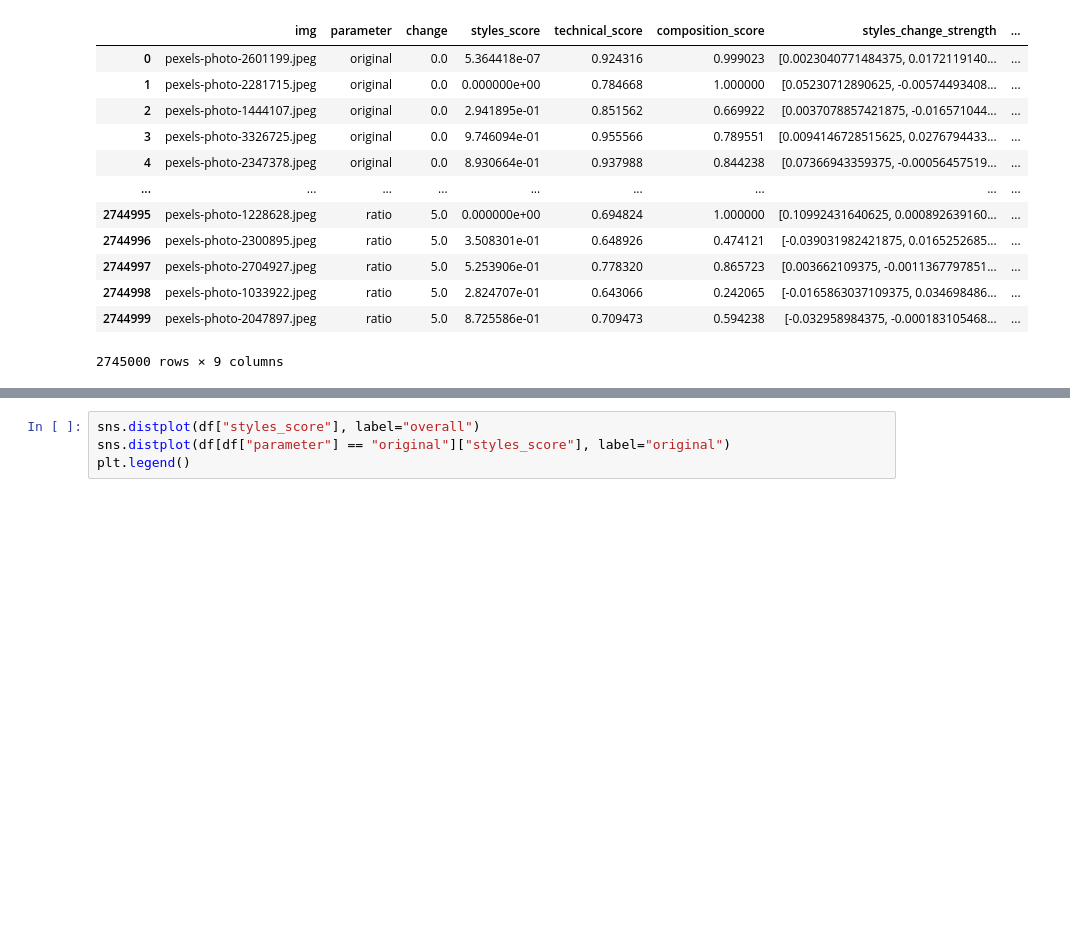
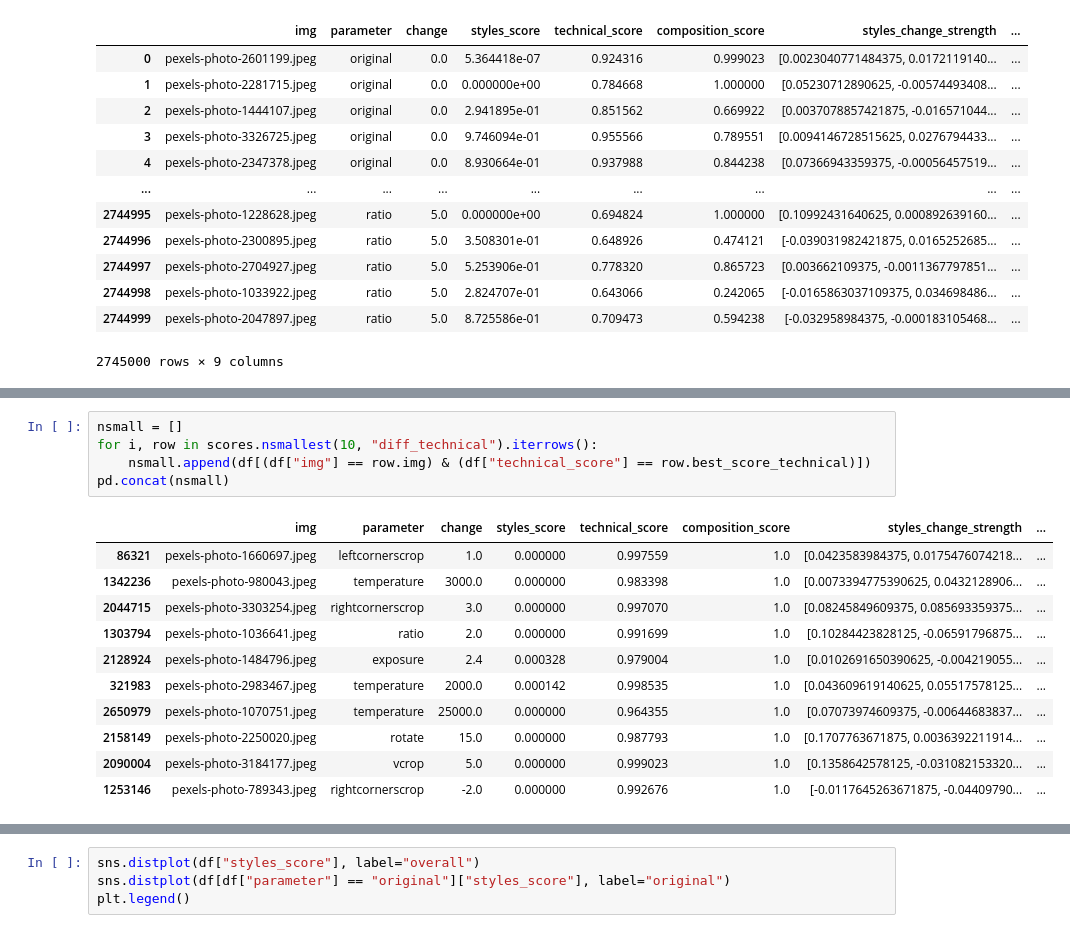
Before and after one commit to janpf/NIAA, a Jupyter notebook: analysis_code/SSMTIA_test.ipynb, the cells around one changed output, grey strips where cells are left out. Drawn from its saved outputs; the diff is of its cells as text; blank space fills up the shorter version.

```diff
--- a/analysis_code/SSMTIA_test.ipynb
+++ b/analysis_code/SSMTIA_test.ipynb
@@ -40,0 +198,17 @@ df
+# %%
+nsmall = []
+for i, row in scores.nsmallest(10, "diff_technical").iterrows():
+    nsmall.append(df[(df["img"] == row.img) & (df["technical_score"] == row.best_score_technical)])
+pd.concat(nsmall)
+# %% [output]
+|  | img | parameter | change | styles_score | technical_score | composition_score | styles_change_strength | ... |
+| 86321 | pexels-photo-1660697.jpeg | leftcornerscrop | 1.0 | 0.000000 | 0.997559 | 1.0 | [0.0423583984375, 0.0175476074218... | ... |
+| 1342236 | pexels-photo-980043.jpeg | temperature | 3000.0 | 0.000000 | 0.983398 | 1.0 | [0.0073394775390625, 0.0432128906... | ... |
+| 2044715 | pexels-photo-3303254.jpeg | rightcornerscrop | 3.0 | 0.000000 | 0.997070 | 1.0 | [0.08245849609375, 0.085693359375... | ... |
+| 1303794 | pexels-photo-1036641.jpeg | ratio | 2.0 | 0.000000 | 0.991699 | 1.0 | [0.10284423828125, -0.06591796875... | ... |
+| 2128924 | pexels-photo-1484796.jpeg | exposure | 2.4 | 0.000328 | 0.979004 | 1.0 | [0.0102691650390625, -0.004219055... | ... |
+| 321983 | pexels-photo-2983467.jpeg | temperature | 2000.0 | 0.000142 | 0.998535 | 1.0 | [0.043609619140625, 0.05517578125... | ... |
+| 2650979 | pexels-photo-1070751.jpeg | temperature | 25000.0 | 0.000000 | 0.964355 | 1.0 | [0.07073974609375, -0.00644683837... | ... |
+| 2158149 | pexels-photo-2250020.jpeg | rotate | 15.0 | 0.000000 | 0.987793 | 1.0 | [0.1707763671875, 0.0036392211914... | ... |
+| 2090004 | pexels-photo-3184177.jpeg | vcrop | 5.0 | 0.000000 | 0.999023 | 1.0 | [0.1358642578125, -0.031082153320... | ... |
+| 1253146 | pexels-photo-789343.jpeg | rightcornerscrop | -2.0 | 0.000000 | 0.992676 | 1.0 | [-0.0117645263671875, -0.04409790... | ... |
```
Also changed, not shown: parts of 16 cells of this notebook, 1 other file.
